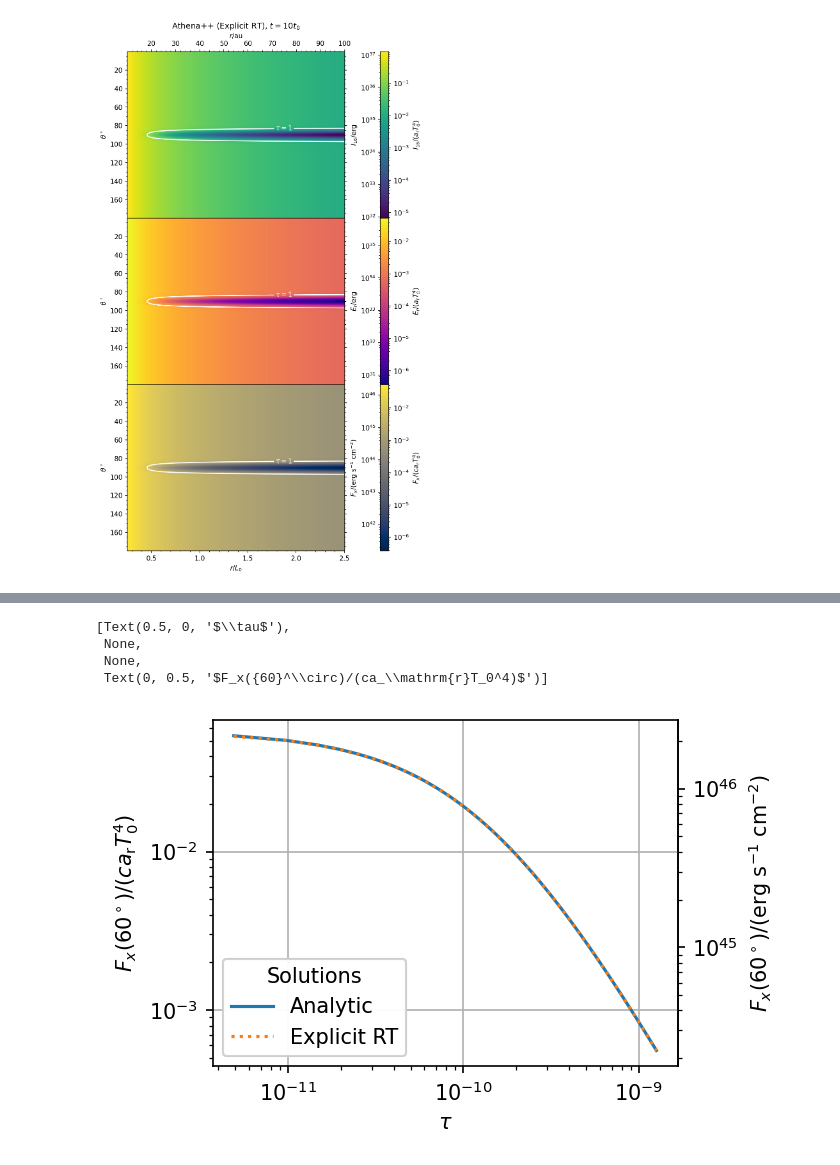
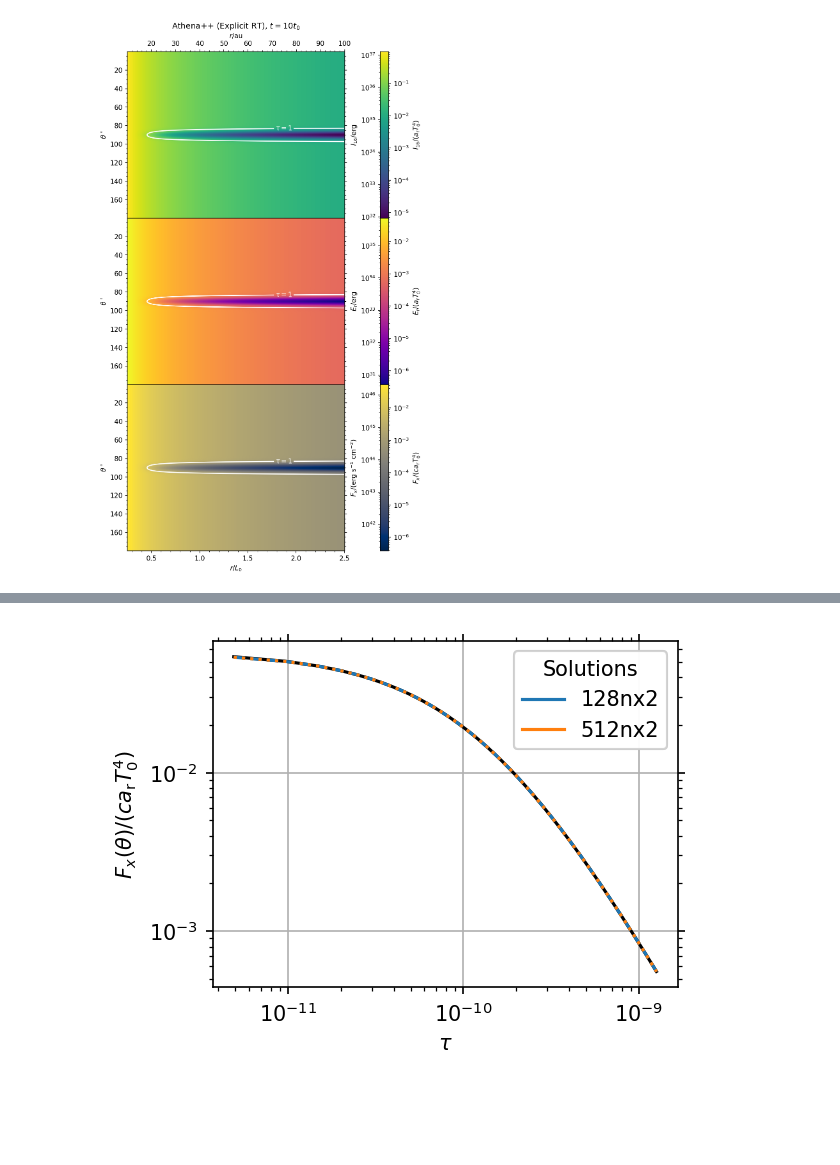
Before and after one commit to sabaronett/rad-hydro, a Jupyter notebook: athena/dev/yanfeij/const_opac_raytrace/ExplicitRTComparison.ipynb, the cells around one changed output, grey strips where cells are left out. Drawn from its saved outputs; the diff is of its cells as text; code cells hidden in the pictures; blank space fills up the shorter version.

```diff
--- a/athena/dev/yanfeij/const_opac_raytrace/ExplicitRTComparison.ipynb
+++ b/athena/dev/yanfeij/const_opac_raytrace/ExplicitRTComparison.ipynb
@@ -688,54 +693,49 @@ ax.set(xlabel=r'$\tau$', yscale='log',
 # %%
 #===============================================================================
 problem_id = 'const_opac_raytrace'
 fig, ax = plt.subplots(figsize=(4, 3), dpi=150)
-cs = ['tab:blue', 'tab:orange']
+colors = ['tab:blue', 'tab:orange', 'tab:green', 'tab:red', 'tab:purple',
+          'tab:brown', 'tab:pink', 'tab:gray', 'tab:olive', 'tab:cyan']
 theta_degs = [60]
 lss = ['solid', 'dashed', 'dotted']
 c_solns, ls_thetas = [], []
-
-# Read Athena++ data
-path = f'eRT-512nx2'
-athinput = athena_read.athinput(f'{path}/athinput.{problem_id}')
-athdf = athena_read.athdf(f'{path}/athdf/{problem_id}.out1.00001.athdf')
-Fx_field = athdf['Fr1'][0]
-dtau = athdf['Sigma_a_0'][0]*np.diff(athdf['x1f'])
-tau_field = np.cumsum(dtau, axis=1)
+runs = ['128nx2', '512nx2']
 
 for th, theta_deg in enumerate(theta_degs):
-  # Plot analytic solution
-  j = int(theta_deg/rad2deg/dtheta)
-  ax.plot(tau_field_theo[j, :], Fx_field_theo[j, :], color=cs[0], ls=lss[th])
+    # Plot analytic solution
+    j = int(theta_deg/rad2deg/dtheta)
+    ax.plot(tau_field_theo[j, :], Fx_field_theo[j, :], color='black')
 
-  # Plot explicit RT solution
-  ax.plot(tau_field[j, :], Fx_field[j, :], color=cs[1], ls=lss[th+2])
+# c_solns.append(ax.plot([], [], color='black', label='Analytic')[0])
 
-  # Plot ghost points for colorless line style and add legends
-  ls_thetas.append(ax.plot([], [], color='tab:gray', ls=lss[th],
-                   label=rf'${theta_deg}^\circ$')[0])
+# Read and plot explicit RT Athena++ solutions
+for i, run in enumerate(runs):
+  path = f'eRT-{run}'
+  athinput = athena_read.athinput(f'{path}/athinput.{problem_id}')
+  dtheta = (athinput['mesh']['x2max'] - athinput['mesh']['x2min'])\
+           /athinput['mesh']['nx2']
+  athdf = athena_read.athdf(f'{path}/athdf/{problem_id}.out1.00001.athdf')
+  dtau = athdf['Sigma_a_0'][0]*np.diff(athdf['x1f'])
+  tau_field = np.cumsum(dtau, axis=1)
+  Fx_field = athdf['Fr1'][0]
 
-c_solns.append(ax.plot([], [], color=cs[0], label='Analytic')[0])
-c_solns.append(ax.plot([], [], ls=lss[th+2], color=cs[1],
-                       label='Explicit RT')[0])
-ls_legend = plt.legend(title=r'$\theta$', handles=ls_thetas, loc='lower left')
-color_legend = plt.legend(title='Solutions', handles=c_solns, loc='lower left')
-# ax.add_artist(ls_legend)
+  for th, theta_deg in enumerate(theta_degs):
+    j = int(theta_deg/rad2deg/dtheta)
+    ax.plot(tau_field[j, :], Fx_field[j, :], color=cs[i], ls=lss[i+1])
+
+  c_solns.append(ax.plot([], [], color=cs[i], label=run)[0])
+
+
+# Plot ghost points for colorless line style and add legends
+color_legend = plt.legend(title='Solutions', handles=c_solns, loc='upper right')
 ax.add_artist(color_legend)
-
-# Format secondary axes in cgs
-ax_E = ax.secondary_yaxis('right', functions=(F2cgs, F2cgs))
-ax_E.minorticks_on()
-ax_E.set(ylabel=rf'$F_x({{{theta_deg}}}^\circ)$/(erg s$^{{-1}}$ cm$^{{-2}}$)')
 
 # Format (sub)plots
 ax.grid()
 ax.minorticks_on()
 ax.set(xlabel=r'$\tau$', xscale='log', yscale='log',
-       ylabel=rf'$F_x({{{theta_deg}}}^\circ)/(ca_\mathrm{{r}}T_0^4)$')
+       ylabel=r'$F_x(\theta)/(ca_\mathrm{r}T_0^4)$')
+ax.tick_params(axis='both', which='both', top=True, right=True)
 # plt.savefig('figs/frame.jpg', bbox_inches='tight')
 # %% [output]
-[Text(0.5, 0, '$\\tau$'),
- None,
- None,
- Text(0, 0.5, '$F_x({60}^\\circ)/(ca_\\mathrm{r}T_0^4)$')]
-[figure, old version]
+[figure, new version]
```
Also changed, not shown: parts of 4 cells of this notebook.
